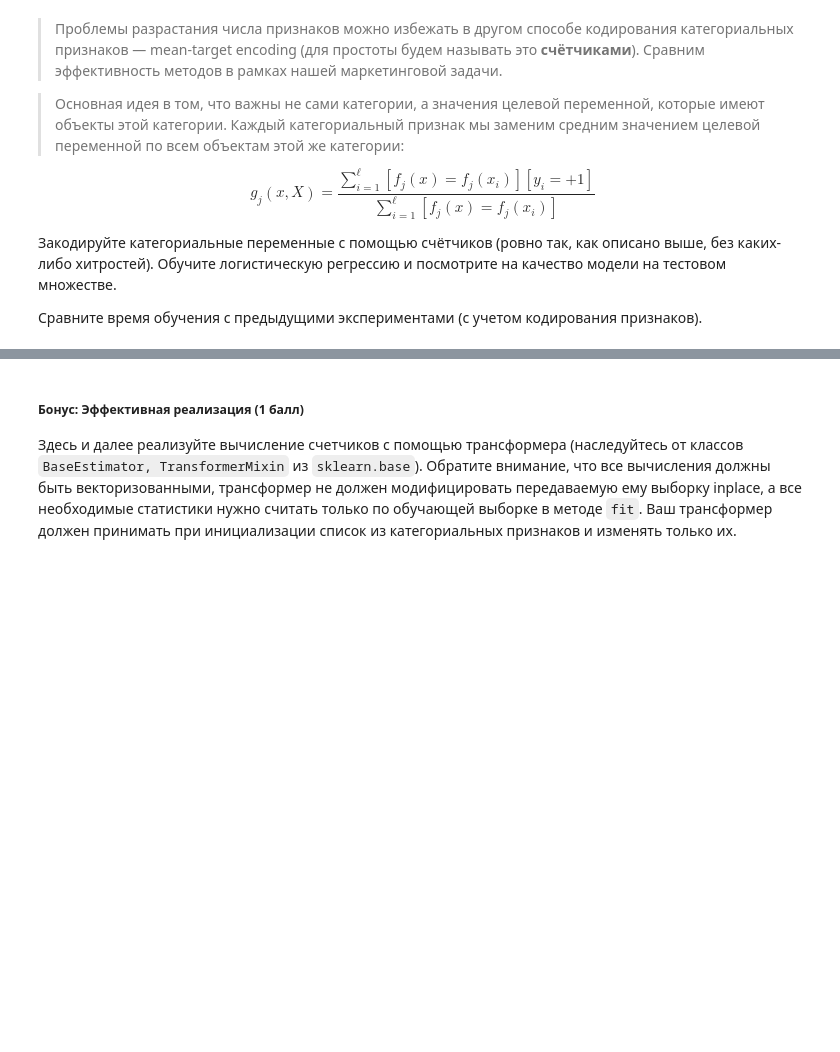
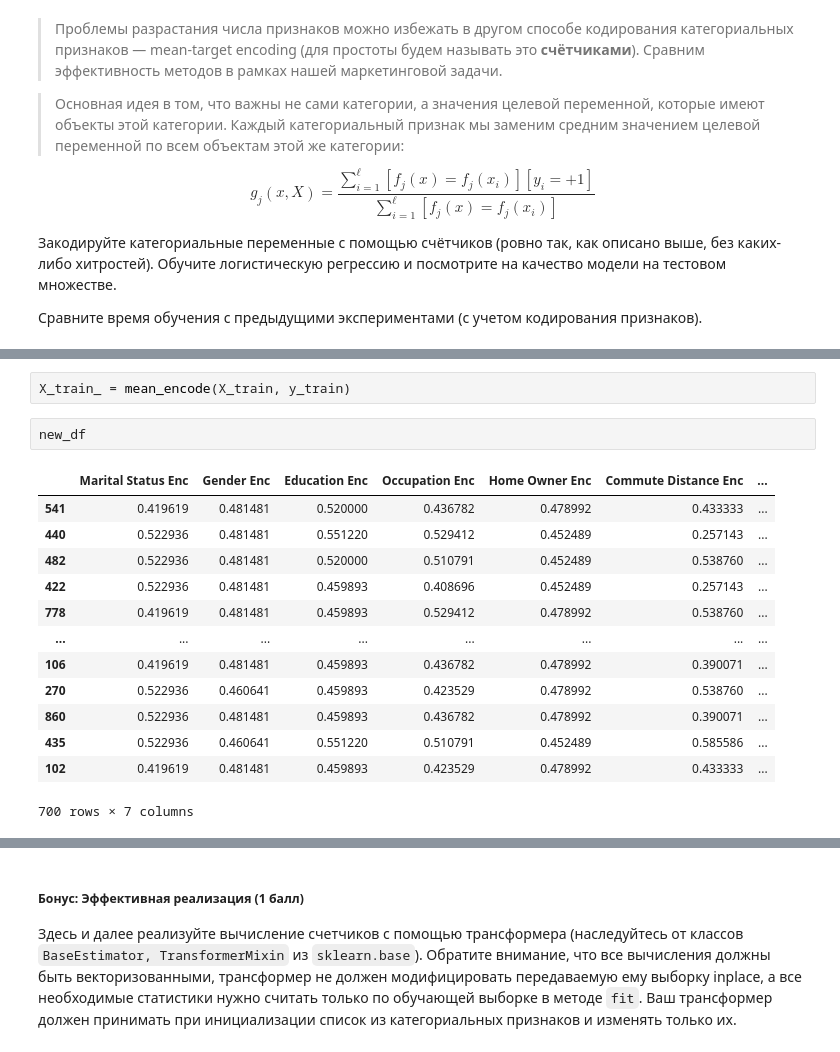
Before and after one commit to Uralbeckins/ML-Sokolov-Course, a Jupyter notebook: homework_practice_04_linclass.ipynb, the cells around one changed output, grey strips where cells are left out. Cells and saved outputs as stored; diff of their text form; blank space fills up the shorter version.

```diff
--- a/homework_practice_04_linclass.ipynb
+++ b/homework_practice_04_linclass.ipynb
@@ -807,0 +843,18 @@ $$
+# %%
+X_train_ = mean_encode(X_train, y_train)
+# %%
+new_df
+# %% [output]
+|  | Marital Status Enc | Gender Enc | Education Enc | Occupation Enc | Home Owner Enc | Commute Distance Enc | ... |
+| 541 | 0.419619 | 0.481481 | 0.520000 | 0.436782 | 0.478992 | 0.433333 | ... |
+| 440 | 0.522936 | 0.481481 | 0.551220 | 0.529412 | 0.452489 | 0.257143 | ... |
+| 482 | 0.522936 | 0.481481 | 0.520000 | 0.510791 | 0.452489 | 0.538760 | ... |
+| 422 | 0.522936 | 0.481481 | 0.459893 | 0.408696 | 0.452489 | 0.257143 | ... |
+| 778 | 0.419619 | 0.481481 | 0.459893 | 0.529412 | 0.478992 | 0.538760 | ... |
+| ... | ... | ... | ... | ... | ... | ... | ... |
+| 106 | 0.419619 | 0.481481 | 0.459893 | 0.436782 | 0.478992 | 0.390071 | ... |
+| 270 | 0.522936 | 0.460641 | 0.459893 | 0.423529 | 0.478992 | 0.538760 | ... |
+| 860 | 0.522936 | 0.481481 | 0.459893 | 0.436782 | 0.478992 | 0.390071 | ... |
+| 435 | 0.522936 | 0.460641 | 0.551220 | 0.510791 | 0.452489 | 0.585586 | ... |
+| 102 | 0.419619 | 0.481481 | 0.459893 | 0.423529 | 0.478992 | 0.433333 | ... |
+700 rows × 7 columns
```
Also changed, not shown: parts of 16 cells of this notebook.
